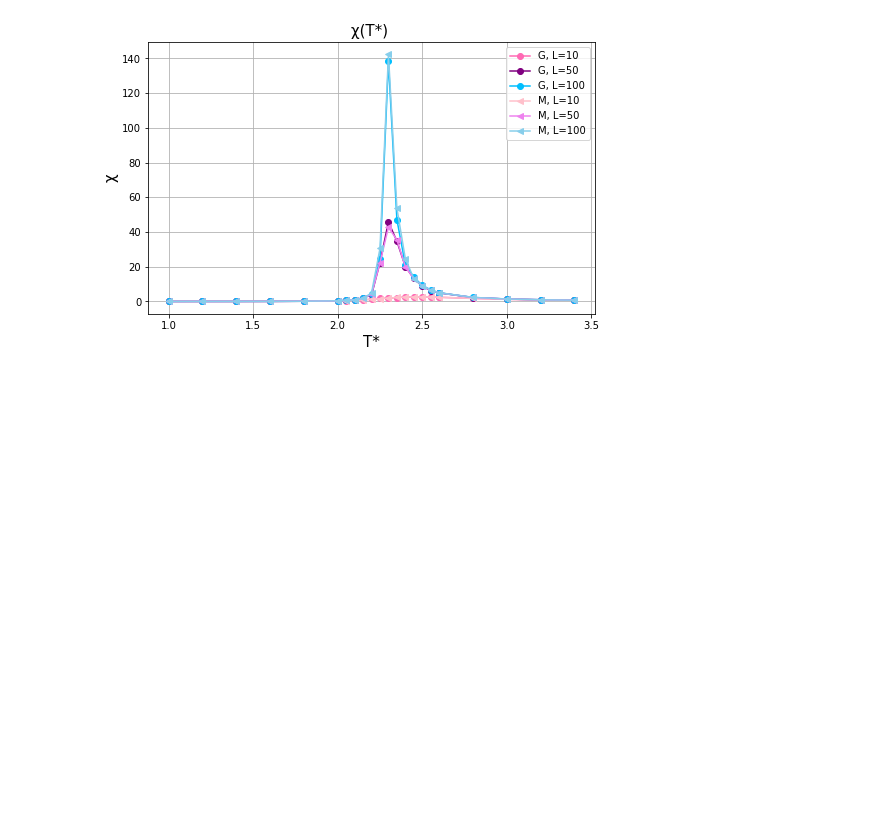
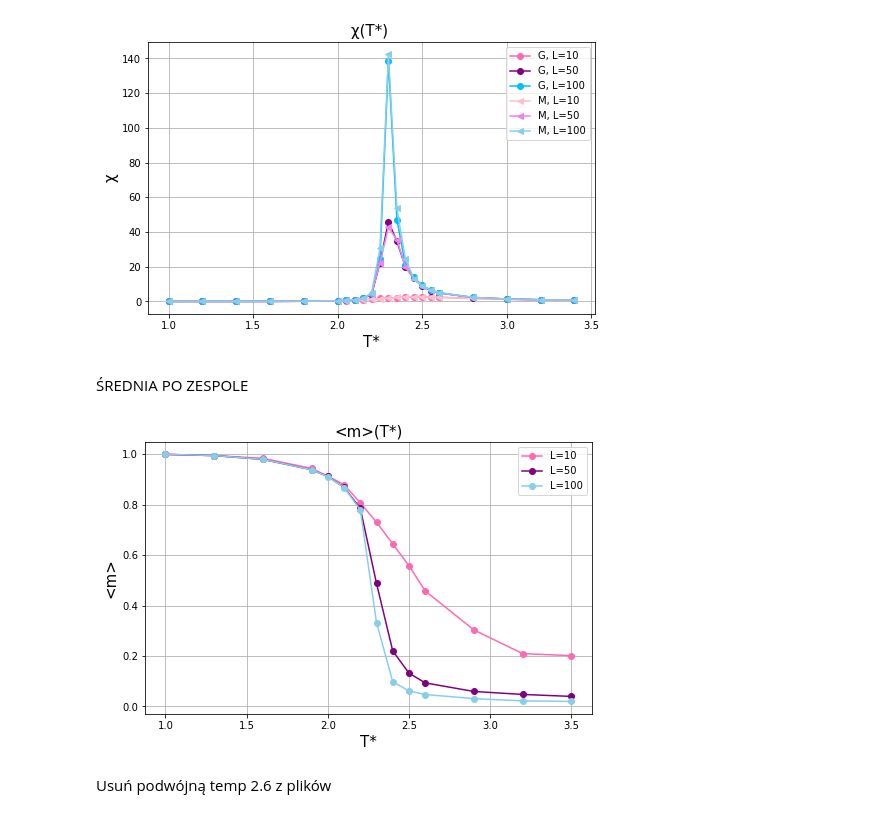
Before and after one commit to Swinkawkrawacie/Fizyka-ukladow-zlozonych, a Jupyter notebook: Generowanie_danych.ipynb, the cells around one changed output. Cells and saved outputs as stored; diff of their text form; code cells hidden in the pictures; blank space fills up the shorter version.

```diff
--- a/Generowanie_danych.ipynb
+++ b/Generowanie_danych.ipynb
@@ -767,3 +806,28 @@ plt.ylabel('\u03C7', fontsize=15)
 plt.savefig('podatnosc_magnetyczna_porównania')
 # %% [output]
 [figure]
+# %% [markdown]
+ŚREDNIA PO ZESPOLE
+# %%
+m10_zesp = np.loadtxt(r'C:\\Users\\mazur\\OneDrive\\Dokumenty\\GitHub\\Fizyka-ukladow-zlozonych\\dane\\m10zesp.txt')
+m50_zesp = np.loadtxt(r'C:\\Users\\mazur\\OneDrive\\Dokumenty\\GitHub\\Fizyka-ukladow-zlozonych\\dane\\m50zesp.txt')
+m100_zesp = np.loadtxt(r'C:\\Users\\mazur\\OneDrive\\Dokumenty\\GitHub\\Fizyka-ukladow-zlozonych\\dane\\m100zesp.txt')
+# %%
+t_range2 = np.arange(1,2,0.3)
+t_range2 = np.append(t_range2,np.arange(2,2.6,0.1)[:-1])
+t_range2 = np.append(t_range2,np.arange(2.6,3.6,0.3))
+# %%
+plt.figure(figsize=(8,5))
+plt.plot(t_range2, m10_zesp, '-o', color='hotpink', label='L=10')
+plt.plot(t_range2, m50_zesp, '-o', color='purple', label='L=50')
+plt.plot(t_range2, m100_zesp, '-o', color='skyblue', label='L=100')
+plt.grid()
+plt.legend()
+plt.title('<m>(T*)',fontsize=15)
+plt.xlabel('T*', fontsize=15)
+plt.ylabel('<m>', fontsize=15)
+plt.savefig('magnetyzacja_po_zespole')
+# %% [output]
+[figure, added]
+# %% [markdown]
+Usuń podwójną temp 2.6 z plików
```
Also changed, not shown: parts of 62 cells of this notebook, 1 other file.
